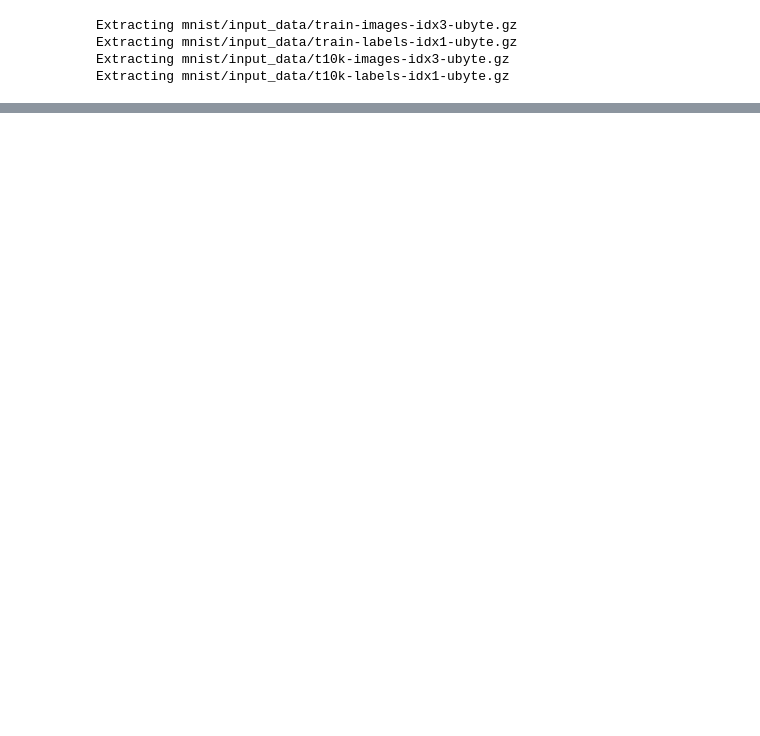
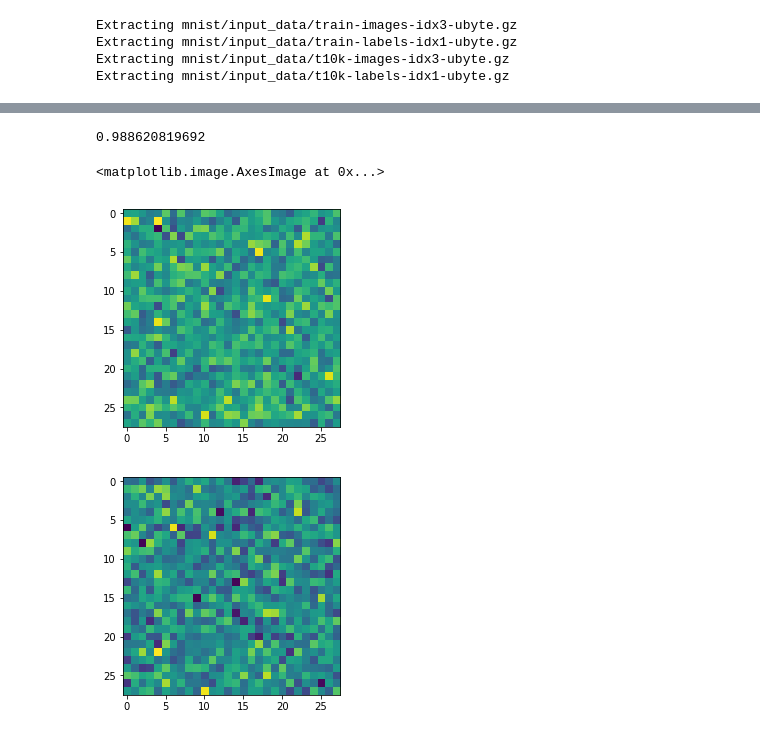
Before and after one commit to urinieto/logistic_mnist, a Jupyter notebook: LogisticRegressionTF.ipynb, the cells around one changed output, grey strips where cells are left out. Cells and saved outputs as stored; diff of their text form; code cells hidden in the pictures; blank space fills up the shorter version.

```diff
--- a/LogisticRegressionTF.ipynb
+++ b/LogisticRegressionTF.ipynb
@@ -93,0 +154,38 @@ train_step = tf.train.GradientDescentOptimizer(0.01).minimize(cross_entropy)
+# %%
+# Create the model
+n_hidden1 = 128
+n_hidden2 = 128
+x = tf.placeholder(tf.float32, [None, 28 * 28])
+W1 = tf.Variable(tf.random_normal([28 * 28, n_hidden1], stddev=0.1))
+b1 = tf.Variable(tf.zeros([n_hidden1]))
+W2 = tf.Variable(tf.random_normal([n_hidden1, n_hidden2], stddev=0.1))
+b2 = tf.Variable(tf.zeros([1]))
+W3 = tf.Variable(tf.random_normal([n_hidden2, 1], stddev=0.1))
+b3 = tf.Variable(tf.zeros([1]))
+
+
+# Logistic Regression Output (Sigmoid)
+h1 = tf.nn.relu(tf.divide(1, 1 + tf.exp(-tf.matmul(x, W1) + b1)))
+h2 = tf.nn.relu(tf.divide(1, 1 + tf.exp(-tf.matmul(h1, W2) + b2)))
+y = tf.divide(1, 1 + tf.exp(-tf.matmul(h2, W3) + b3))
+
+# Label
+y_ = tf.placeholder(tf.float32, [None, 1])
+
+# Binary Crossentropy
+cross_entropy = -tf.reduce_mean(y_ * tf.log(y) + (1 - y_) * tf.log(1 - y))
+
+# Optimizer
+train_step = tf.train.GradientDescentOptimizer(0.1).minimize(cross_entropy)
+# %%
+y_pred = sess.run(y, feed_dict={x: X_test, y_: Y_test})
+print(roc_auc_score(Y_test, y_pred))
+
+plt.imshow(W1.eval()[:, 0].reshape((28, 28)), interpolation="nearest", cmap="viridis")
+plt.figure()
+plt.imshow(np.mean(W1.eval(), axis=1).reshape((28, 28)), interpolation="nearest", cmap="viridis")
+# %% [output]
+0.988620819692
+<matplotlib.image.AxesImage at 0x...>
+[figure, added]
+[figure, added]
```
Also changed, not shown: parts of 11 cells of this notebook.
